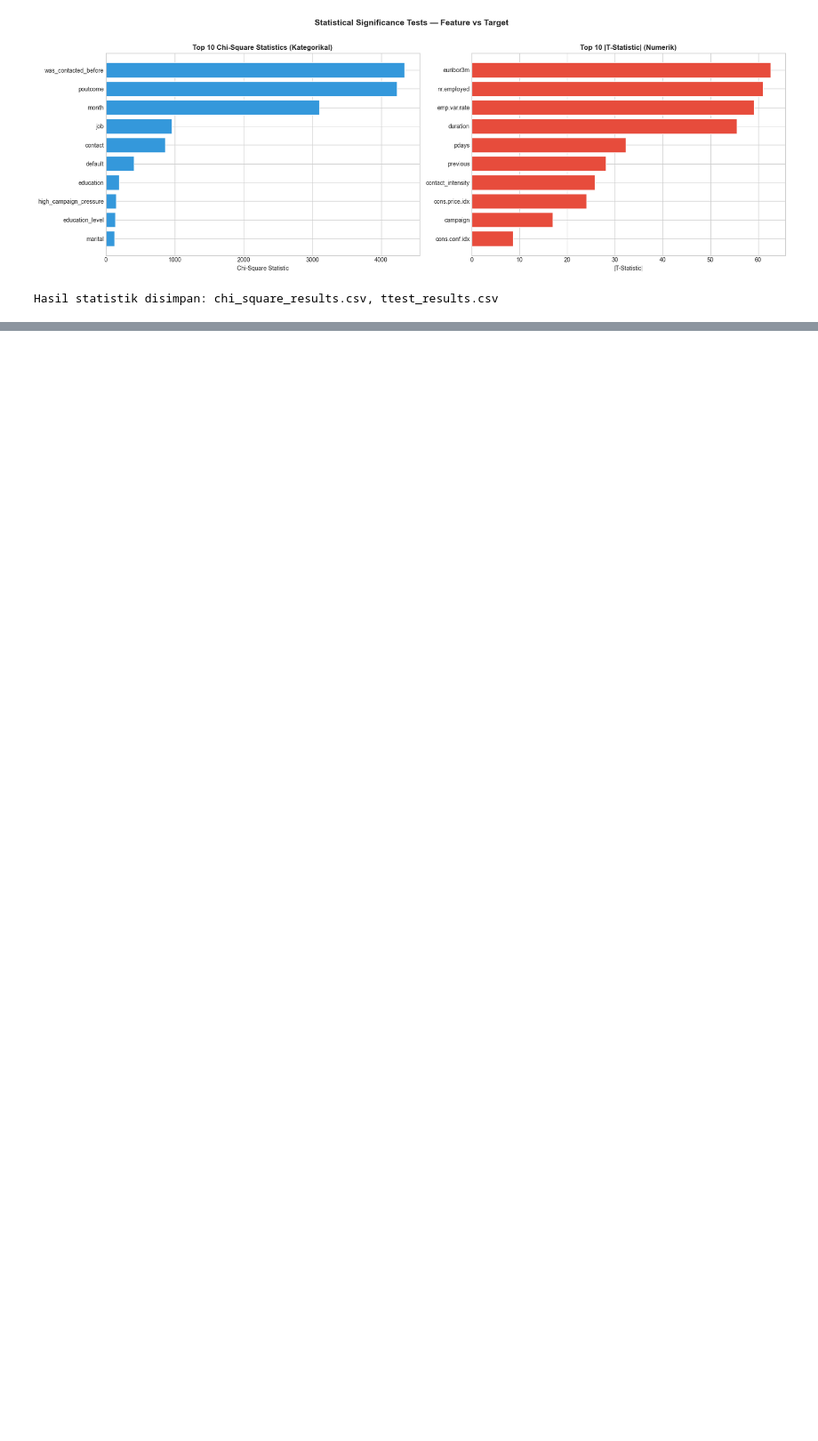
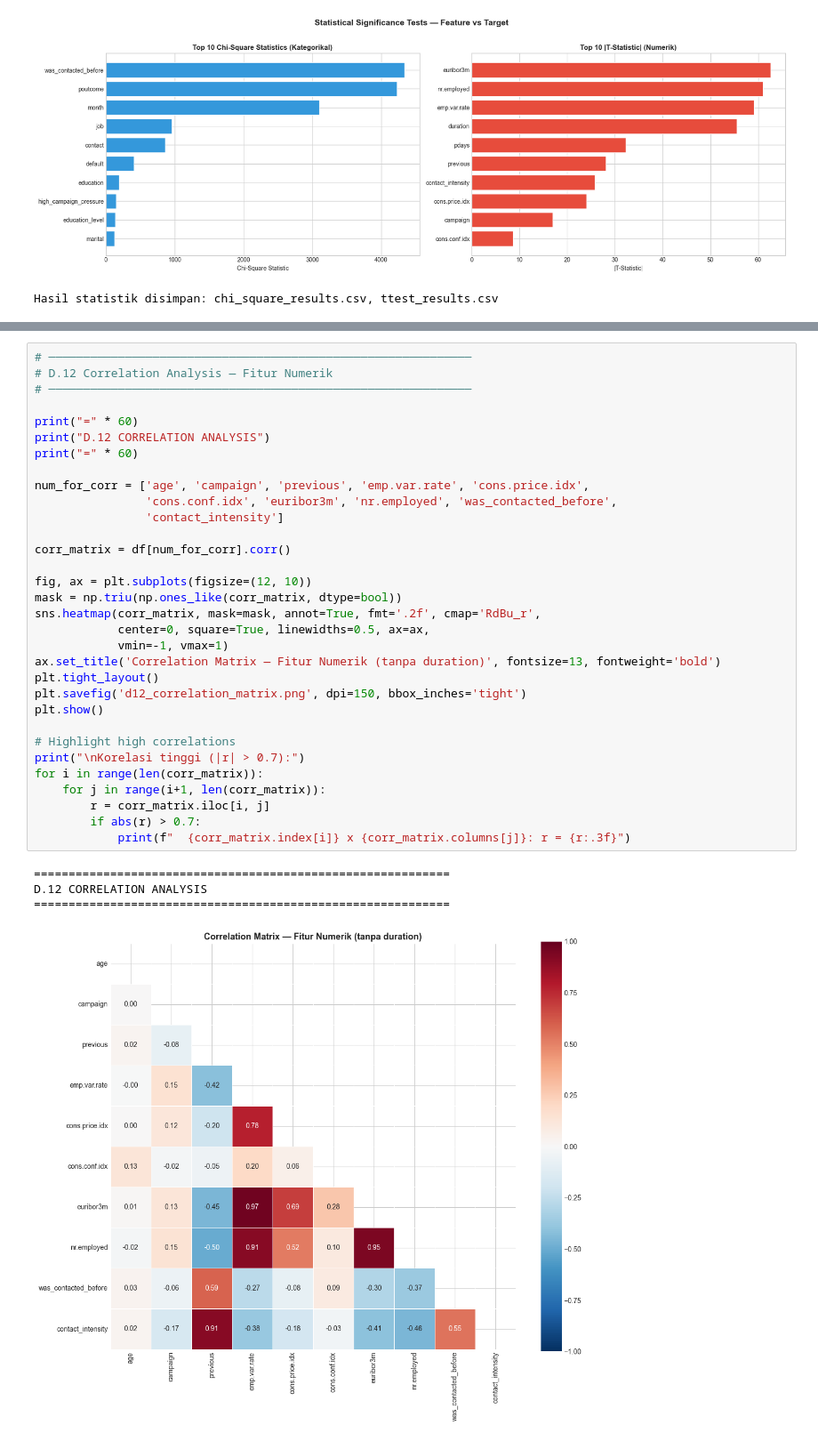
Before and after one commit to ravasrgh/bank-marketing-campaign-predictive-analytics, a Jupyter notebook: BSM_Bank_Marketing_FinalProject.ipynb, the cells around one changed output, grey strips where cells are left out. Shown at 89% size. Saved outputs shown, nothing was run; the diff lists cells and outputs as text; blank space fills up the shorter version.

```diff
--- a/BSM_Bank_Marketing_FinalProject.ipynb
+++ b/BSM_Bank_Marketing_FinalProject.ipynb
@@ -2132,0 +2244,37 @@ Temuan utama EDA:
+# %%
+# ─────────────────────────────────────────────────────────────
+# D.12 Correlation Analysis — Fitur Numerik
+# ─────────────────────────────────────────────────────────────
+
+print("=" * 60)
+print("D.12 CORRELATION ANALYSIS")
+print("=" * 60)
+
+num_for_corr = ['age', 'campaign', 'previous', 'emp.var.rate', 'cons.price.idx',
+                'cons.conf.idx', 'euribor3m', 'nr.employed', 'was_contacted_before',
+                'contact_intensity']
+
+corr_matrix = df[num_for_corr].corr()
+
+fig, ax = plt.subplots(figsize=(12, 10))
+mask = np.triu(np.ones_like(corr_matrix, dtype=bool))
+sns.heatmap(corr_matrix, mask=mask, annot=True, fmt='.2f', cmap='RdBu_r',
+            center=0, square=True, linewidths=0.5, ax=ax,
+            vmin=-1, vmax=1)
+ax.set_title('Correlation Matrix — Fitur Numerik (tanpa duration)', fontsize=13, fontweight='bold')
+plt.tight_layout()
+plt.savefig('d12_correlation_matrix.png', dpi=150, bbox_inches='tight')
+plt.show()
+
+# Highlight high correlations
+print("\nKorelasi tinggi (|r| > 0.7):")
+for i in range(len(corr_matrix)):
+    for j in range(i+1, len(corr_matrix)):
+        r = corr_matrix.iloc[i, j]
+        if abs(r) > 0.7:
+            print(f"  {corr_matrix.index[i]} x {corr_matrix.columns[j]}: r = {r:.3f}")
+# %% [output]
+============================================================
+D.12 CORRELATION ANALYSIS
+============================================================
+[figure, added]
```
Also changed, not shown: parts of 60 cells of this notebook, 2 other files.
